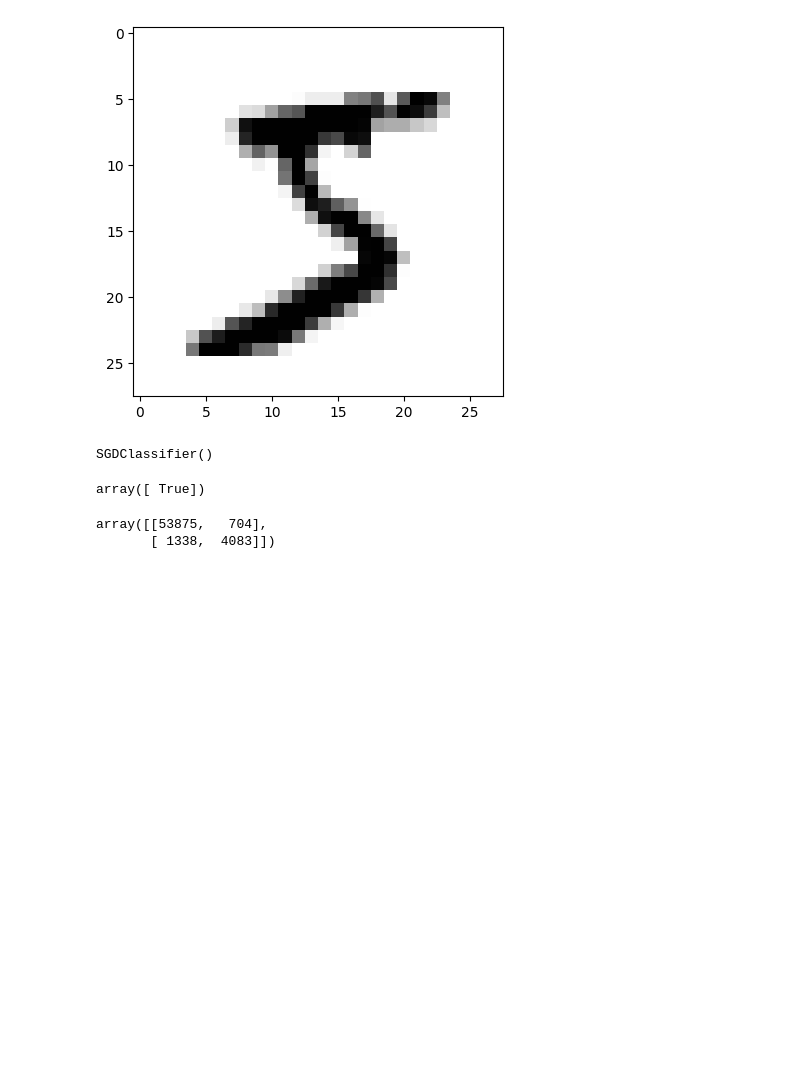
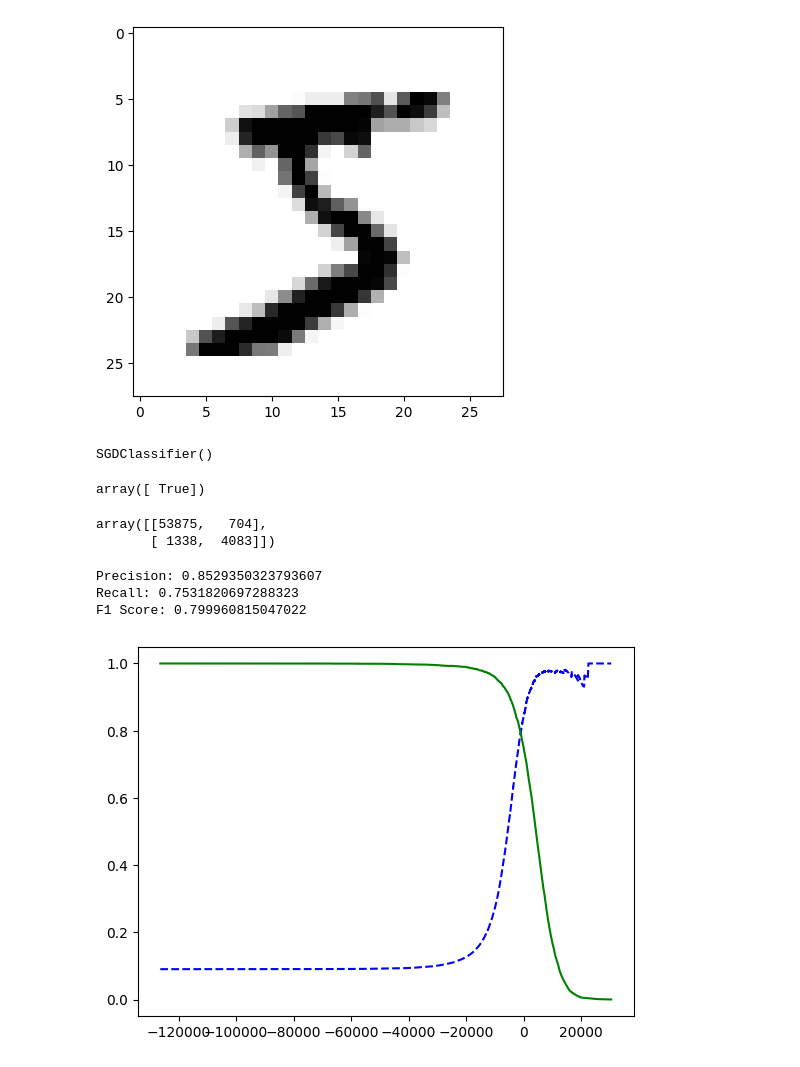
Before and after one commit to AmeyaKhanzode/Learning-ML, a Jupyter notebook: hands-on/NLP/mnist.ipynb, the cells around one changed output. Cells and saved outputs as stored; diff of their text form; code cells hidden in the pictures; blank space fills up the shorter version.

Commit message:
prediction recall

```diff
--- a/hands-on/NLP/mnist.ipynb
+++ b/hands-on/NLP/mnist.ipynb
@@ -66,3 +66,36 @@ conf_mat
 # %% [output]
 array([[53875,   704],
        [ 1338,  4083]])
+# %%
+'''
+precision and recall
+
+precision = TP/TP+FP
+recall = TP/TP+FN
+'''
+from sklearn.metrics import precision_score, recall_score, f1_score
+precision = precision_score(y_train_5, y_train_pred)
+recall = recall_score(y_train_5, y_train_pred)
+
+print(f"Precision: {precision}")
+print(f"Recall: {recall}")
+
+f1 = f1_score(y_train_5, y_train_pred)
+print(f"F1 Score: {f1}")
+# %% [output]
+Precision: 0.8529350323793607
+Recall: 0.7531820697288323
+F1 Score: 0.799960815047022
+# %%
+y_scores = cross_val_predict(sgd_clf, x_train, y_train_5, cv=3, method="decision_function")
+
+from sklearn.metrics import precision_recall_curve
+precisions, recalls, thresholds = precision_recall_curve(y_train_5, y_scores)
+
+def plot_precision_recall_vs_threshold(precisions, recalls, thresholds):
+ plt.plot(thresholds, precisions[:-1], "b--", label="Precision")
+ plt.plot(thresholds, recalls[:-1], "g-", label="Recall")
+plot_precision_recall_vs_threshold(precisions, recalls, thresholds)
+plt.show()
+# %% [output]
+[figure, added]
```
